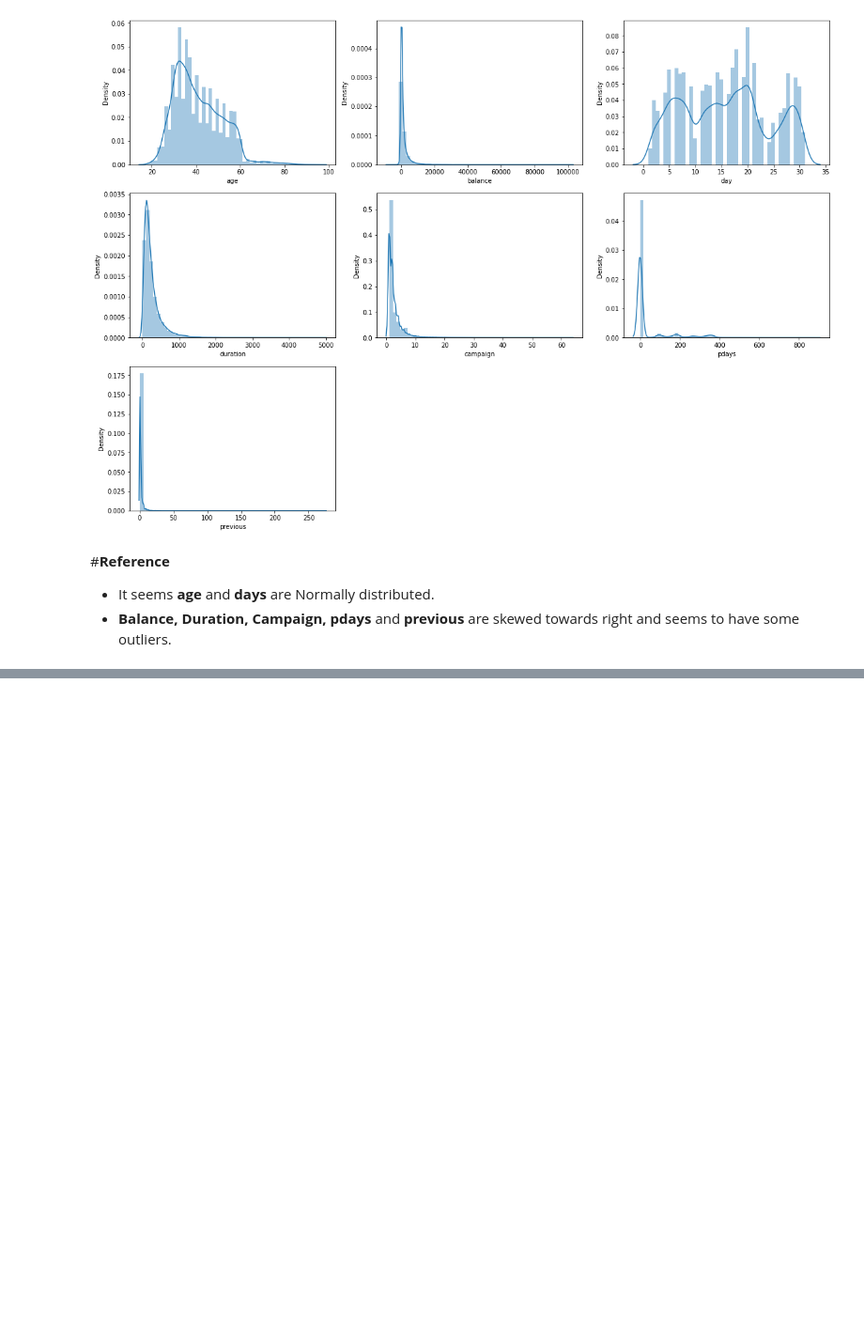
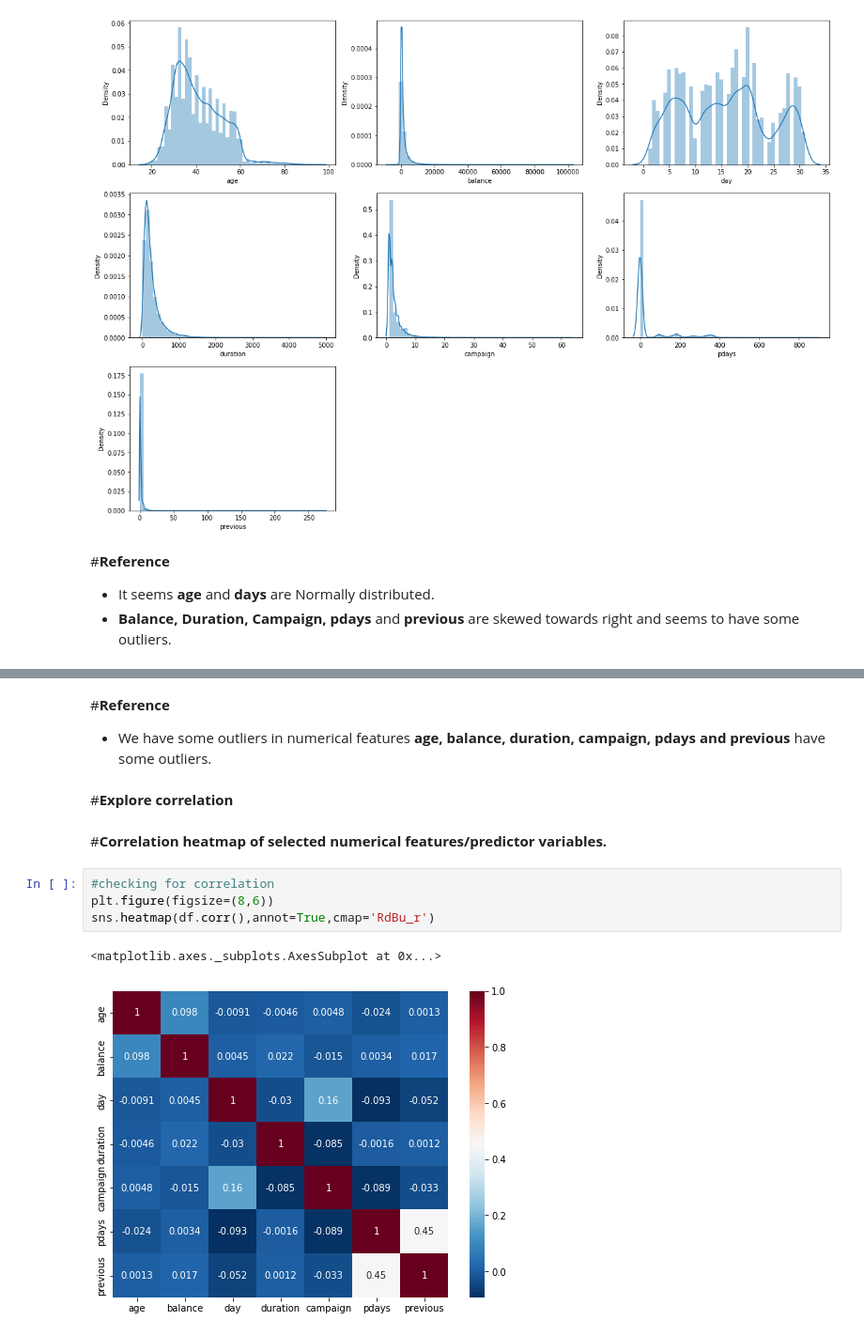
Before and after one commit to shwetaNayak19/Bank-Marketing-Effectiveness-Prediction, a Jupyter notebook: Bank_Marketing_Effectiveness_Prediction.ipynb, the cells around one changed output, grey strips where cells are left out. Shown at 94% size. Saved outputs shown, nothing was run; the diff lists cells and outputs as text; blank space fills up the shorter version.

```diff
--- a/Bank_Marketing_Effectiveness_Prediction.ipynb
+++ b/Bank_Marketing_Effectiveness_Prediction.ipynb
@@ -446,0 +478,15 @@ plt.show()
+# %% [markdown]
+#**Reference**
+
+* We have some outliers in numerical features **age, balance, duration, campaign, pdays and previous** have some outliers.
+# %% [markdown]
+#**Explore correlation**
+# %% [markdown]
+#**Correlation heatmap of selected numerical features/predictor variables.**
+# %%
+#checking for correlation
+plt.figure(figsize=(8,6))
+sns.heatmap(df.corr(),annot=True,cmap='RdBu_r')
+# %% [output]
+<matplotlib.axes._subplots.AxesSubplot at 0x...>
+[figure, added]
```
Also changed, not shown: parts of 8 cells of this notebook.
